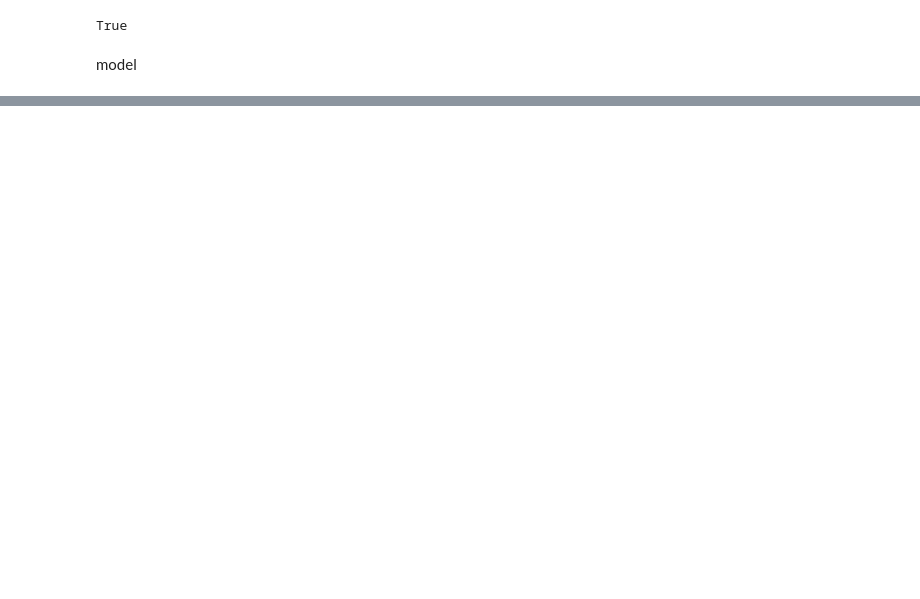
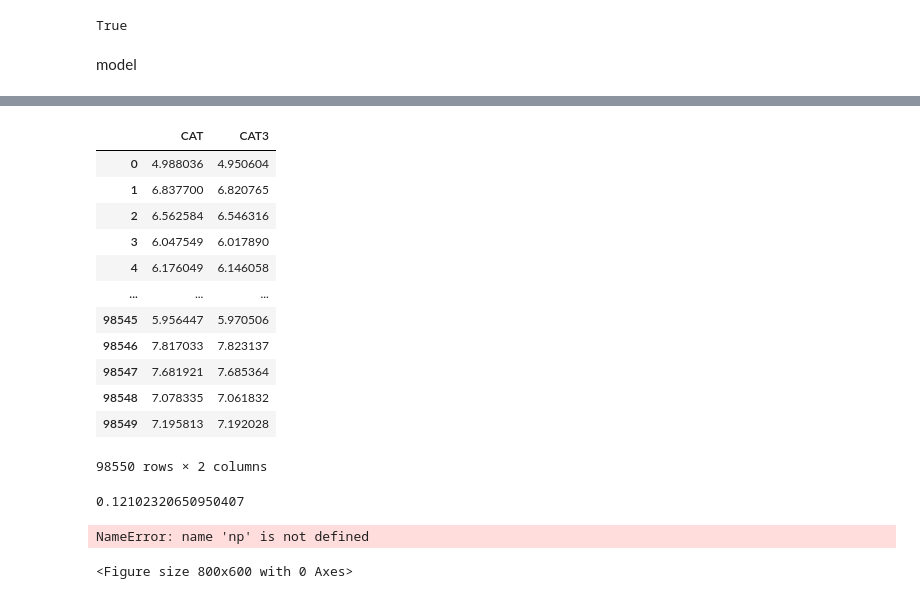
Before and after one commit to fyenne/kaggle_toolbox, a Jupyter notebook: pgs51/s51_samo.ipynb, the cells around one changed output, grey strips where cells are left out. Drawn from its saved outputs; the diff is of its cells as text; code cells hidden in the pictures; blank space fills up the shorter version.

```diff
--- a/pgs51/s51_samo.ipynb
+++ b/pgs51/s51_samo.ipynb
@@ -1389 +1664,56 @@ InvalidParameterError: The 'early_stopping' parameter of HistGradientBoostingReg
+# %%
+model.TEST_preds
+# %% [output]
+|  | CAT | CAT3 |
+| 0 | 4.988036 | 4.950604 |
+| 1 | 6.837700 | 6.820765 |
+| 2 | 6.562584 | 6.546316 |
+| 3 | 6.047549 | 6.017890 |
+| 4 | 6.176049 | 6.146058 |
+| ... | ... | ... |
+| 98545 | 5.956447 | 5.970506 |
+| 98546 | 7.817033 | 7.823137 |
+| 98547 | 7.681921 | 7.685364 |
+| 98548 | 7.078335 | 7.061832 |
+| 98549 | 7.195813 | 7.192028 |
+98550 rows × 2 columns
+# %%
+mean_absolute_percentage_error(
+    np.expm1(prds["NN"]), t.train_raw["num_sold"].fillna(np.expm1(y))
+)
+# %% [output]
+0.12102320650950407
+# %%
+import matplotlib.pyplot as plt
+
+# Create the scatter plot
+plt.figure(figsize=(8, 6))
+plt.scatter(
+    np.expm1(prds["NN"]),
+    t.train_raw["num_sold"],
+    color="#3cb371",
+    s=2,
+    label="Data Points",
+)
+
+# Add the diagonal line (y = x)
+plt.plot(
+    [t.train_raw["num_sold"].min(), t.train_raw["num_sold"].max()],
+    [t.train_raw["num_sold"].min(), t.train_raw["num_sold"].max()],
+    color="red",
+    linestyle="--",
+    linewidth=2,
+    label="y = x",
+)
+
+# Add labels and title
+plt.title("Actual vs Predicted Values")
+plt.xlabel("Actual")
+plt.ylabel("Predicted")
+plt.legend()
+plt.grid(True)
+plt.show()
+# %% [output]
+NameError: name 'np' is not defined
+<Figure size 800x600 with 0 Axes>
 # %%
```
Also changed, not shown: parts of 8 cells of this notebook, 5 other files.
